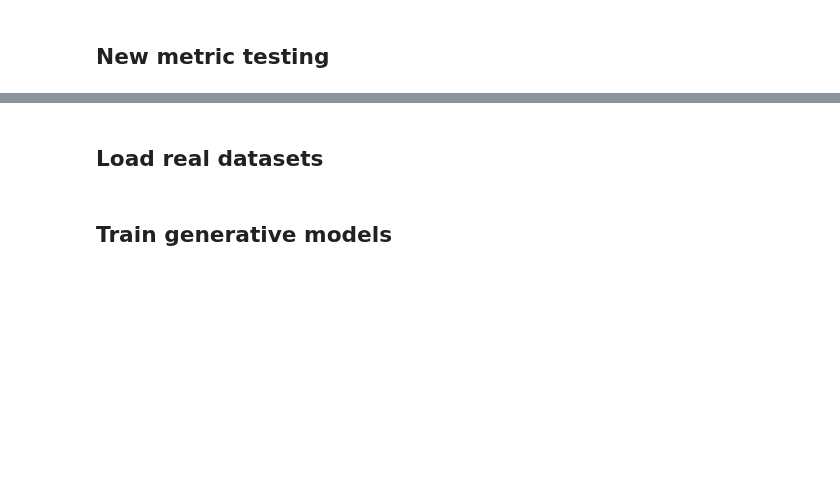
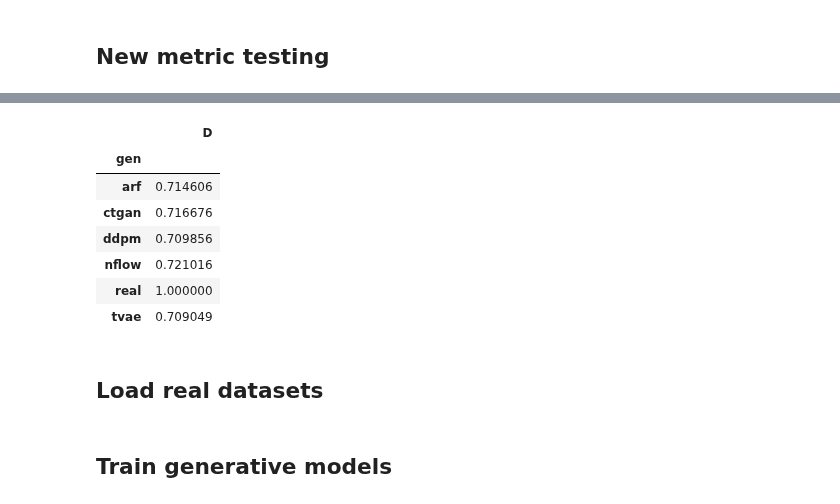
Before and after one commit to harrya32/causal_synthetic_data, a Jupyter notebook: Experiments/Experiments.ipynb, the cells around one changed output, grey strips where cells are left out. Cells and saved outputs as stored; diff of their text form; code cells hidden in the pictures; blank space fills up the shorter version.

```diff
--- a/Experiments/Experiments.ipynb
+++ b/Experiments/Experiments.ipynb
@@ -401,0 +401,2 @@ results_acic = covariate_fidelity(acic_encoded, syn_data_acic_encoded, 'z', 'y',
+# %%
+d_acic = propensity_matching(acic_encoded, syn_data_acic_encoded, 'z', 'y', ['x_7', 'x_8', 'x_9', 'x_10', 'x_11'], save=True, fp='diversity_acic.csv')
@@ -402,3 +416,16 @@ results_acic = covariate_fidelity(acic_encoded, syn_data_acic_encoded, 'z', 'y',
+# %%
+d_acic['gen'] = [i.split('_')[0] for i in d_acic['dataset']]
+# %%
+d_acic.groupby('gen').mean()
+# %% [output]
+|  | D |
+| gen |  |
+| arf | 0.714606 |
+| ctgan | 0.716676 |
+| ddpm | 0.709856 |
+| nflow | 0.721016 |
+| real | 1.000000 |
+| tvae | 0.709049 |
 # %% [markdown]
 ## Load real datasets
 # %%
```
Also changed, not shown: parts of 12 cells of this notebook, 5 other files.
